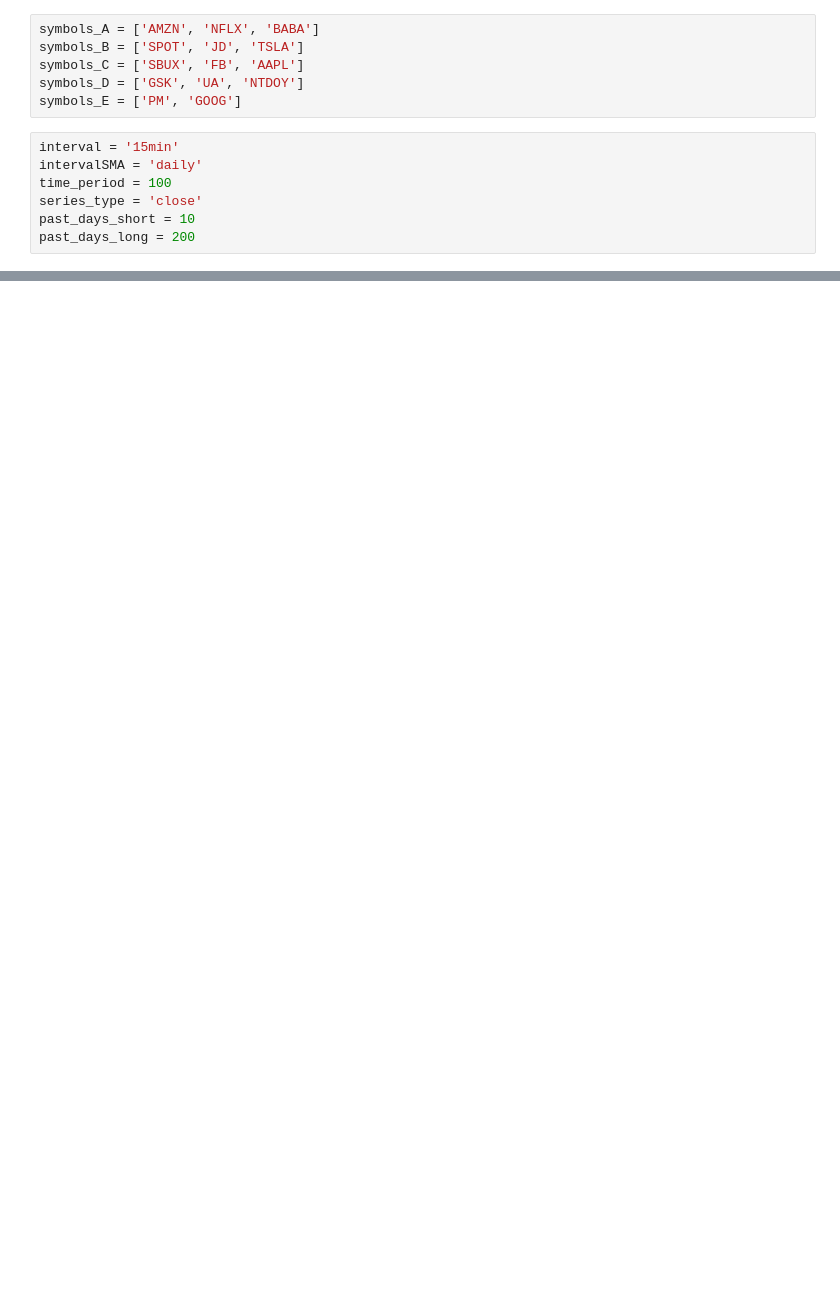
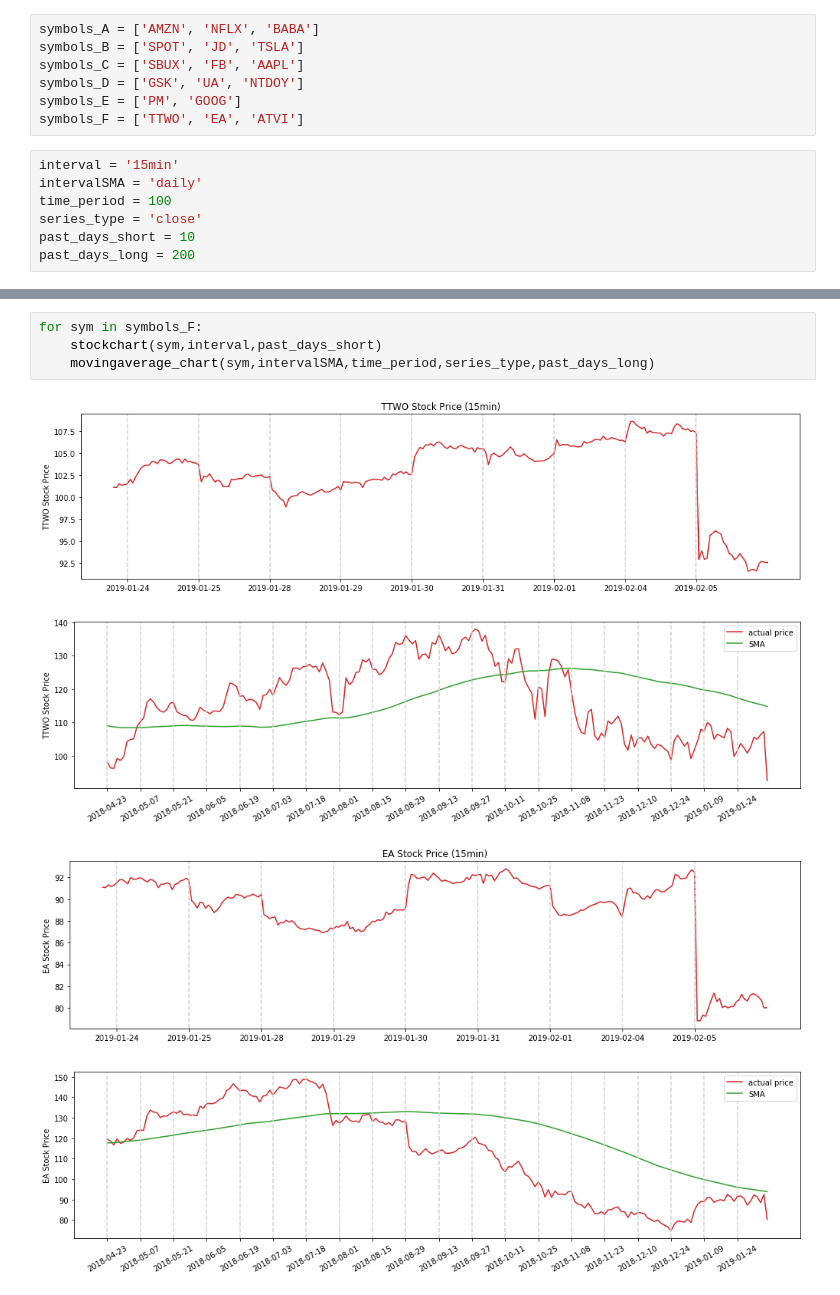
Before and after one commit to zhems/StockDashboard, a Jupyter notebook: Daily_Dashboard.ipynb, the cells around one changed output, grey strips where cells are left out. Saved outputs shown, nothing was run; the diff lists cells and outputs as text; blank space fills up the shorter version.

```diff
--- a/Daily_Dashboard.ipynb
+++ b/Daily_Dashboard.ipynb
@@ -105,6 +105,7 @@ symbols_B = ['SPOT', 'JD', 'TSLA']
 symbols_C = ['SBUX', 'FB', 'AAPL']
 symbols_D = ['GSK', 'UA', 'NTDOY']
 symbols_E = ['PM', 'GOOG']
+symbols_F = ['TTWO', 'EA', 'ATVI']
 # %%
 interval = '15min'
 intervalSMA = 'daily'
@@ -167 +168,10 @@ for sym in symbols_E:
 [figure]
+# %%
+for sym in symbols_F:
+    stockchart(sym,interval,past_days_short)
+    movingaverage_chart(sym,intervalSMA,time_period,series_type,past_days_long)
+# %% [output]
+[figure, added]
+[figure, added]
+[figure, added]
+[figure, added]
```
Also changed, not shown: parts of 6 cells of this notebook, 1 other file.
